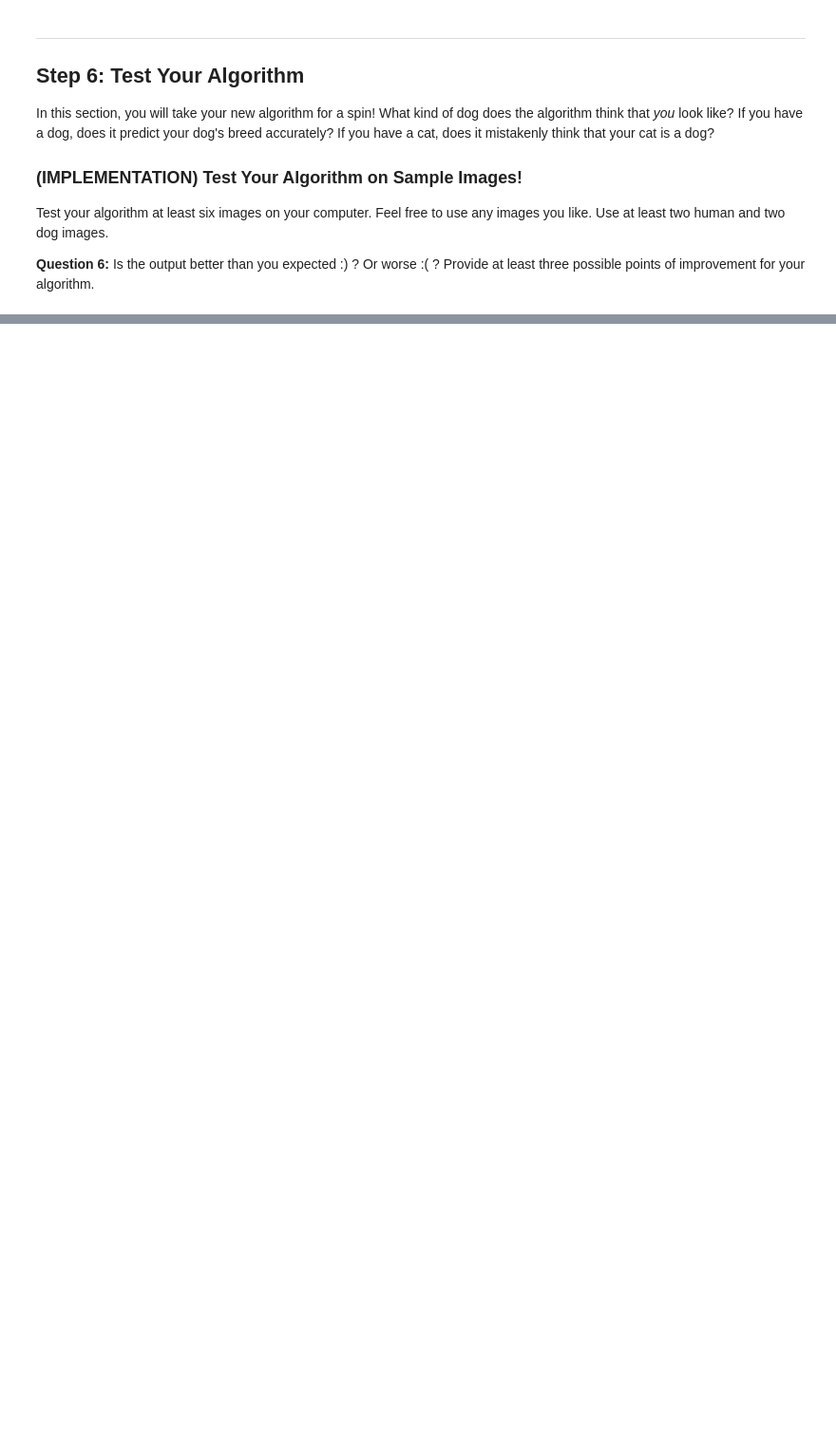
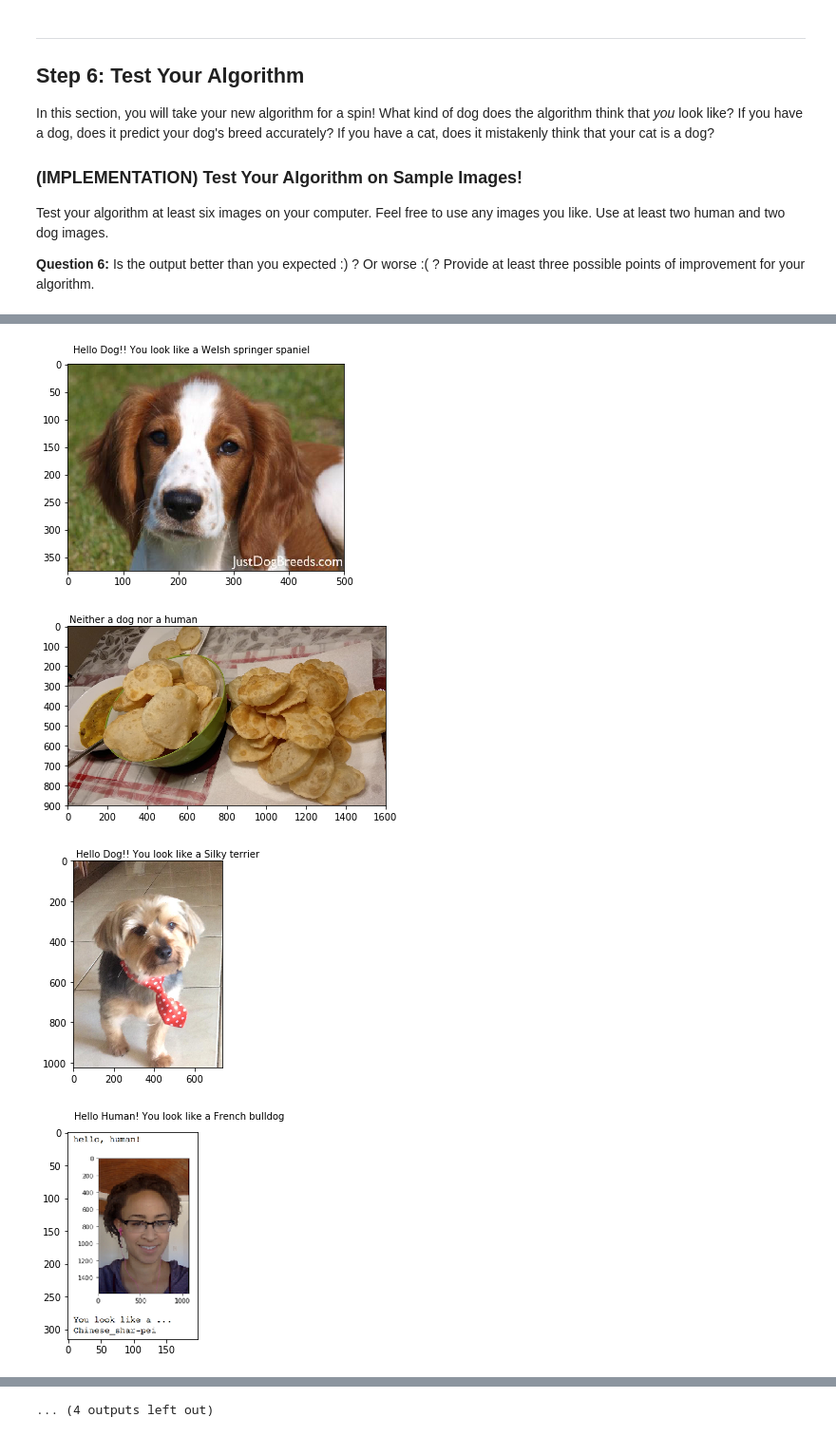
Before and after one commit to samiron/dog-breed-classifier, a Jupyter notebook: dog_app.ipynb, the cells around one changed output, grey strips where cells are left out. Shown at 95% size. Drawn from its saved outputs; the diff is of its cells as text; code cells hidden in the pictures; blank space fills up the shorter version.

```diff
--- a/dog_app.ipynb
+++ b/dog_app.ipynb
@@ -825,6 +742,7 @@ Use the code cell below to write three separate [data loaders](http://pytorch.or
 If you like, **you are welcome to use the same data loaders from the previous step**, when you created a CNN from scratch.
 # %%
 ## TODO: Specify data loaders
+loaders_transfer = loaders_scratch
 # %% [markdown]
 ### (IMPLEMENTATION) Model Architecture
 
@@ -852,3 +790,8 @@ optimizer_transfer = None
+# %%
+import torch.optim as optim
+
+criterion_transfer = nn.CrossEntropyLoss()
+optimizer_transfer = optim.Adam(model_transfer.classifier.parameters(), lr=0.01)
 # %% [markdown]
 ### (IMPLEMENTATION) Train and Validate the Model
 
@@ -856,9 +876,6 @@ Train and validate your model in the code cell below.  [Save the final model par
 # %%
-# train the model
-model_transfer = # train(n_epochs, loaders_transfer, model_transfer, optimizer_transfer, criterion_transfer, use_cuda, 'model_transfer.pt')
-
 # load the model that got the best validation accuracy (uncomment the line below)
-#model_transfer.load_state_dict(torch.load('model_transfer.pt'))
+model_transfer.load_state_dict(torch.load('model_transfer.pt'))
 # %% [markdown]
 ### (IMPLEMENTATION) Test the Model
 
@@ -906,3 +970,27 @@ def run_app(img_path):
+# %%
+### TODO: Write your algorithm.
+### Feel free to use as many code cells as needed.
+
+def app_output(img_path, text):
+    img = Image.open(img_path)
+    plt.imshow(img)
+    plt.text(10, -20, "{}".format(text))
+    plt.show()
+
+def run_app(img_path):
+    ## handle cases for a human face, dog, and neither
+    print(img_path)
+    is_dog = dog_detector(img_path)
+    if is_dog == True:
+        breed = predict_breed_transfer(img_path)
+        app_output(img_path, 'Hello Dog!! You look like a {}'.format(breed))
+    else:
+        is_human = face_detector(img_path)
+        if is_human == True:
+            breed = predict_breed_transfer(img_path)
+            app_output(img_path, 'Hello Human! You look like a {}'.format(breed))
+        else:
+            app_output(img_path, 'Neither a dog nor a human')
 # %% [markdown]
 ---
 <a id='step6'></a>
@@ -920,8 +1014,15 @@ __Answer:__ (Three possible points for improvement)
 # %%
 ## TODO: Execute your algorithm from Step 6 on
 ## at least 6 images on your computer.
 ## Feel free to use as many code cells as needed.
 
 ## suggested code, below
-for file in np.hstack((human_files[:3], dog_files[:3])):
+app_inputs = np.array(glob("images/*"))
+
+for file in app_inputs:
     run_app(file)
+# %% [output]
+[figure, added]
+[figure, added]
+[figure, added]
+[figure, added]
@@ -927,0 +1037 @@ for file in np.hstack((human_files[:3], dog_files[:3])):
+... (4 outputs left out)
```
Also changed, not shown: parts of 39 cells of this notebook.
